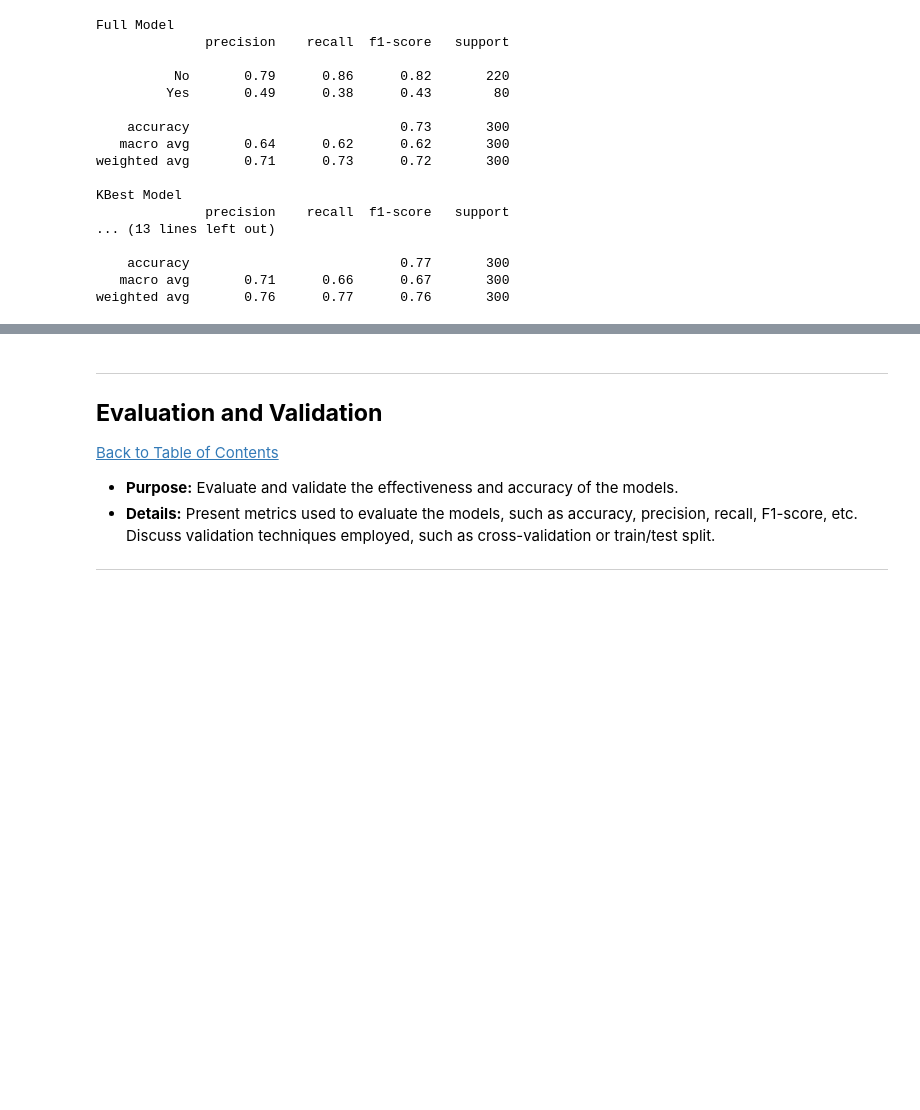
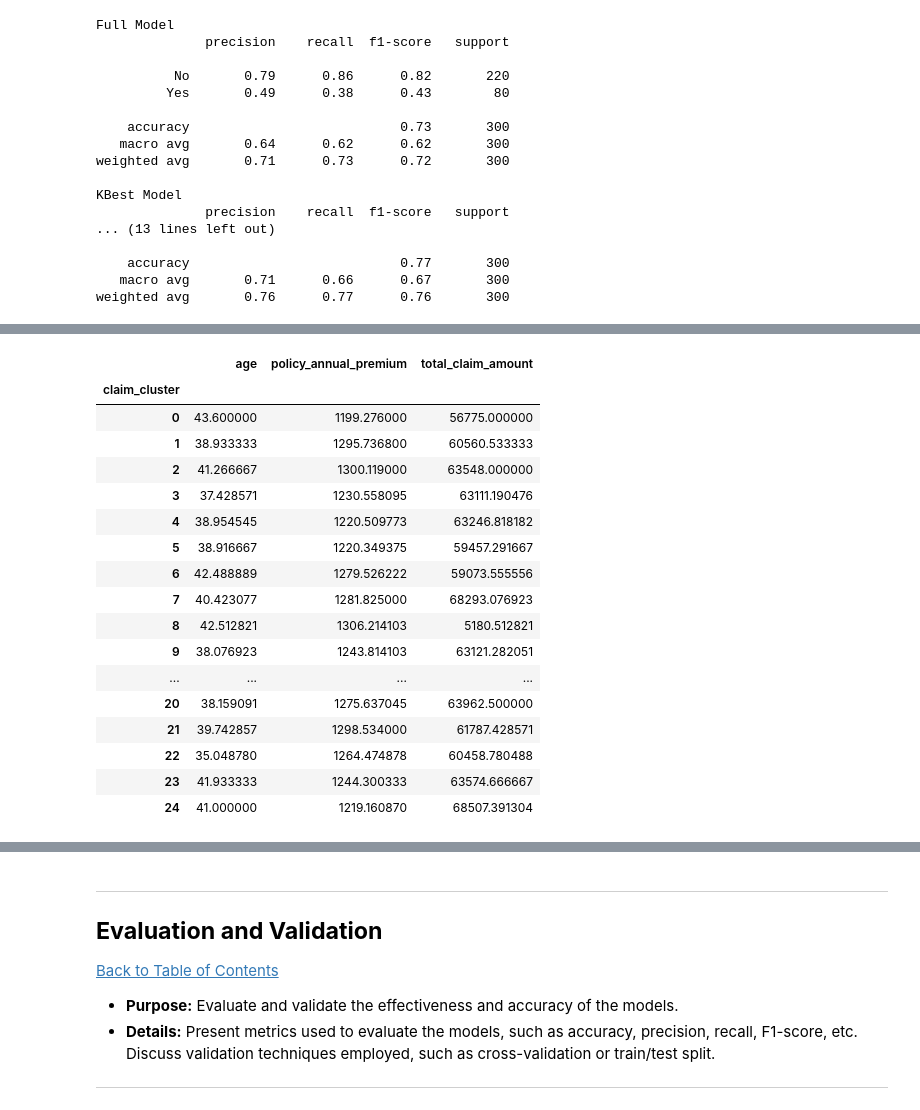
Before and after one commit to mzwandile-stuurman/insurance_claims, a Jupyter notebook: QCTO---Workplace-Module-Notebook-Template-4571.ipynb, the cells around one changed output, grey strips where cells are left out. Cells and saved outputs as stored; diff of their text form; code cells hidden in the pictures; blank space fills up the shorter version.

```diff
--- a/QCTO---Workplace-Module-Notebook-Template-4571.ipynb
+++ b/QCTO---Workplace-Module-Notebook-Template-4571.ipynb
@@ -1034,0 +1297,23 @@ weighted avg       0.76      0.77      0.76       300
+# %%
+# Group by clusters and see average values
+cluster_summary = dataset.groupby('claim_cluster').mean(numeric_only=True)
+cluster_summary[['age','policy_annual_premium','total_claim_amount']]
+# %% [output]
+|  | age | policy_annual_premium | total_claim_amount |
+| claim_cluster |  |  |  |
+| 0 | 43.600000 | 1199.276000 | 56775.000000 |
+| 1 | 38.933333 | 1295.736800 | 60560.533333 |
+| 2 | 41.266667 | 1300.119000 | 63548.000000 |
+| 3 | 37.428571 | 1230.558095 | 63111.190476 |
+| 4 | 38.954545 | 1220.509773 | 63246.818182 |
+| 5 | 38.916667 | 1220.349375 | 59457.291667 |
+| 6 | 42.488889 | 1279.526222 | 59073.555556 |
+| 7 | 40.423077 | 1281.825000 | 68293.076923 |
+| 8 | 42.512821 | 1306.214103 | 5180.512821 |
+| 9 | 38.076923 | 1243.814103 | 63121.282051 |
+| ... | ... | ... | ... |
+| 20 | 38.159091 | 1275.637045 | 63962.500000 |
+| 21 | 39.742857 | 1298.534000 | 61787.428571 |
+| 22 | 35.048780 | 1264.474878 | 60458.780488 |
+| 23 | 41.933333 | 1244.300333 | 63574.666667 |
+| 24 | 41.000000 | 1219.160870 | 68507.391304 |
```
Also changed, not shown: parts of 73 cells of this notebook, 2 other files.
